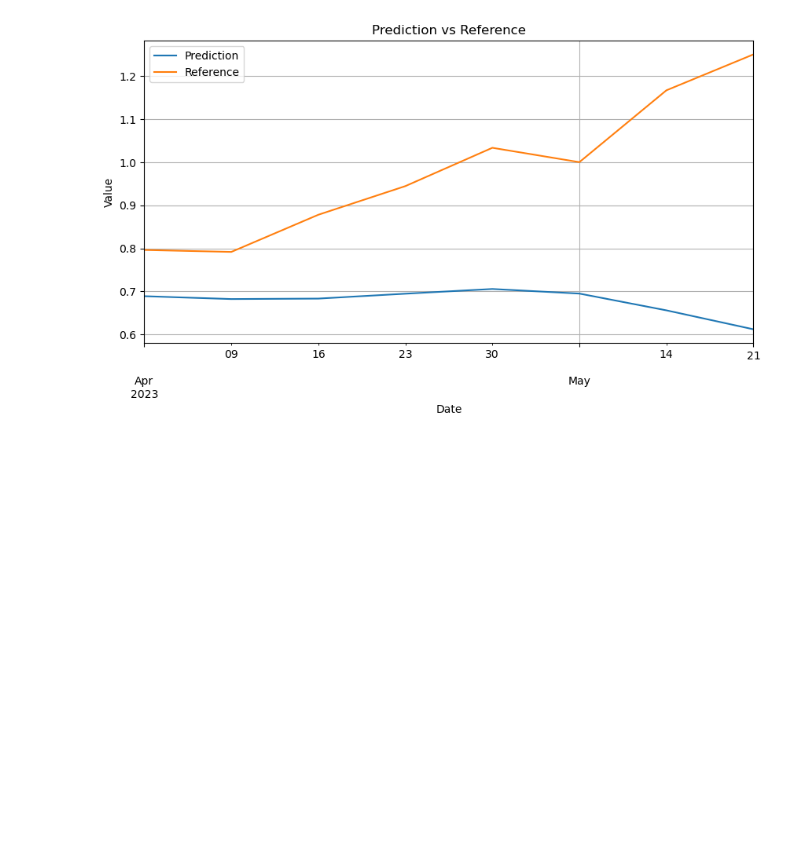
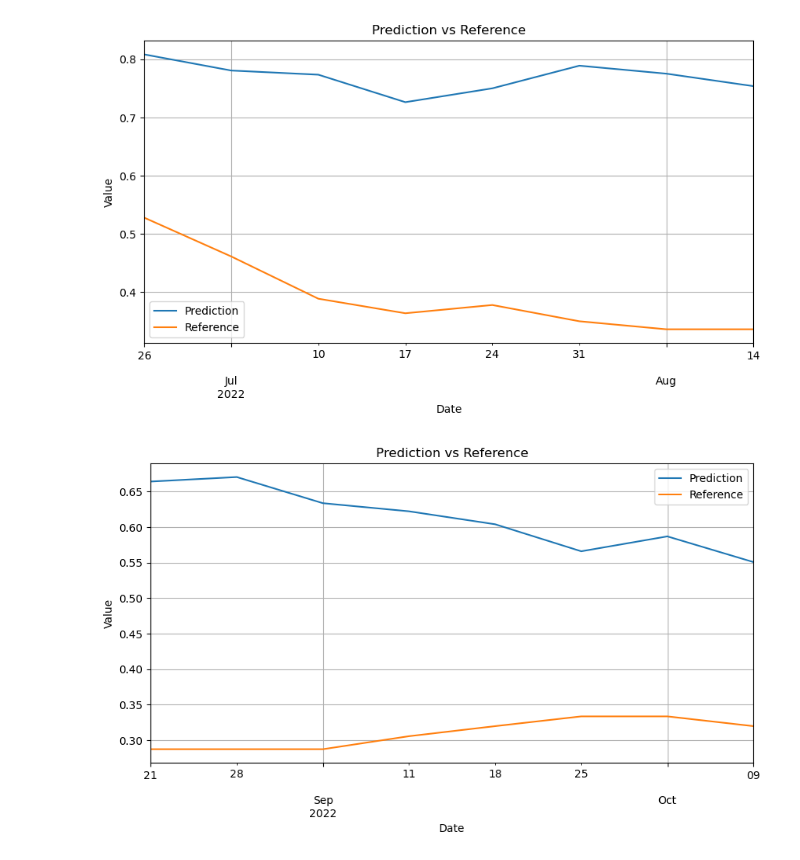
Before and after one commit to Patrick448/time-series-analysis, a Jupyter notebook: Notebooks/Part 2/crossv_results_study.ipynb, the cells around one changed output. Saved outputs shown, nothing was run; the diff lists cells and outputs as text; code cells hidden in the pictures; blank space fills up the shorter version.

```diff
--- a/Notebooks/Part 2/crossv_results_study.ipynb
+++ b/Notebooks/Part 2/crossv_results_study.ipynb
@@ -1,11 +1,11 @@
 # %%
 from datetime import timedelta
-
+import matplotlib.pyplot as plt
 import pandas as pd
 
-df_pred = pd.read_csv('/home/patrick/time-series-analysis/experiments/exp_2025-06-27/pred_ref/pred_72.csv',
+df_pred = pd.read_csv('../../experiments/exp_2025-06-27/pred_ref/pred_92.csv',
                       index_col=0, parse_dates=True)
-df_ref = pd.read_csv('/home/patrick/time-series-analysis/experiments/exp_2025-06-27/pred_ref/ref_72.csv'
+df_ref = pd.read_csv('../../experiments/exp_2025-06-27/pred_ref/ref_92.csv'
                      , index_col=0, parse_dates=True)
 
 df_pred.drop(columns=['extra'], inplace=True)
@@ -56,25 +27,31 @@ Name: val, dtype: object
 # %%
 def traspose_series_from_df_row(df_pred, row):
     aux_df = df_pred.reset_index()
     transposed_values = aux_df.iloc[row,:].values
     #transposed_values.extend(aux_df.iloc[:,1].values)
     dates = [transposed_values[0] + timedelta(weeks=i) for i in range(len(transposed_values) -1)]
     transposed_series = pd.Series(transposed_values[1:], index=dates, name='val')
     return transposed_series
 
-traspose_series_pred = traspose_series_from_df_row(df_pred, 5)
-traspose_series_ref = traspose_series_from_df_row(df_ref, 5)
+def plot_all_ref_pred(df_pred, df_ref):
 
-#plot
-import matplotlib.pyplot as plt
-plt.figure(figsize=(10, 5))
-traspose_series_pred.plot(label='Prediction')
-traspose_series_ref.plot(label='Reference')
-plt.title('Prediction vs Reference')
-plt.xlabel('Date')
-plt.ylabel('Value')
-plt.legend()
-plt.grid()
-plt.show()
+    for i in range(8):
+        traspose_series_pred = traspose_series_from_df_row(df_pred, i)
+        traspose_series_ref = traspose_series_from_df_row(df_ref, i)
+
+        #plot
+
+        plt.figure(figsize=(10, 5))
+        traspose_series_pred.plot(label='Prediction')
+        traspose_series_ref.plot(label='Reference')
+        plt.title('Prediction vs Reference')
+        plt.xlabel('Date')
+        plt.ylabel('Value')
+        plt.legend()
+        plt.grid()
+        plt.show()
+
+plot_all_ref_pred(df_pred, df_ref)
 # %% [output]
-[figure, old version]
+[figure, new version]
+[figure, added]
```
Also changed, not shown: parts of 5 cells of this notebook, 24 other files.
